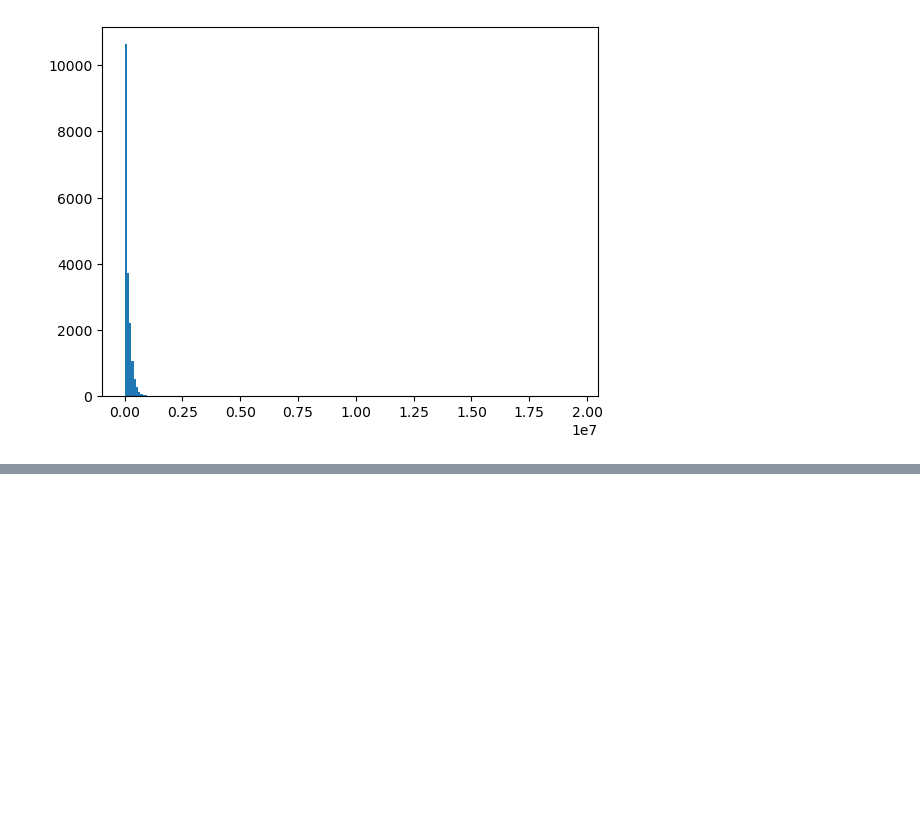
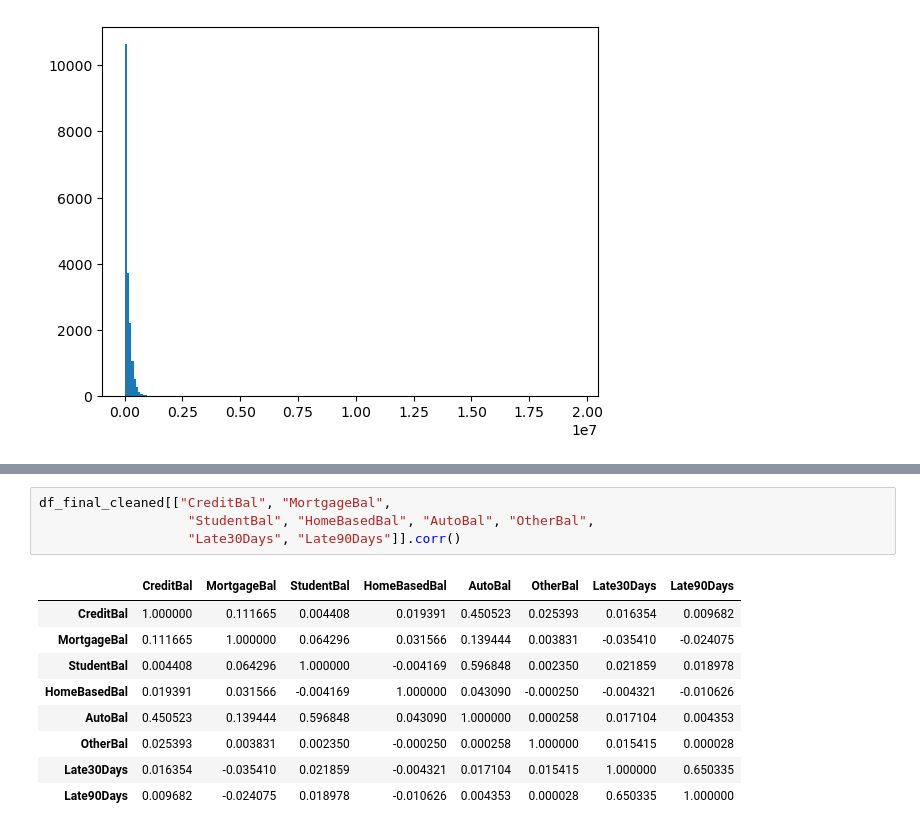
Before and after one commit to yzhao2433/LoanDelinquencyProject, a Jupyter notebook: data_prepartion.ipynb, the cells around one changed output, grey strips where cells are left out. Drawn from its saved outputs; the diff is of its cells as text; blank space fills up the shorter version.

```diff
--- a/data_prepartion.ipynb
+++ b/data_prepartion.ipynb
@@ -384,0 +421,14 @@ See the caveats in the documentation: https://pandas.pydata.org/pandas-docs/stab
+# %%
+df_final_cleaned[["CreditBal", "MortgageBal",
+                   "StudentBal", "HomeBasedBal", "AutoBal", "OtherBal",
+                   "Late30Days", "Late90Days"]].corr()
+# %% [output]
+|  | CreditBal | MortgageBal | StudentBal | HomeBasedBal | AutoBal | OtherBal | Late30Days | Late90Days |
+| CreditBal | 1.000000 | 0.111665 | 0.004408 | 0.019391 | 0.450523 | 0.025393 | 0.016354 | 0.009682 |
+| MortgageBal | 0.111665 | 1.000000 | 0.064296 | 0.031566 | 0.139444 | 0.003831 | -0.035410 | -0.024075 |
+| StudentBal | 0.004408 | 0.064296 | 1.000000 | -0.004169 | 0.596848 | 0.002350 | 0.021859 | 0.018978 |
+| HomeBasedBal | 0.019391 | 0.031566 | -0.004169 | 1.000000 | 0.043090 | -0.000250 | -0.004321 | -0.010626 |
+| AutoBal | 0.450523 | 0.139444 | 0.596848 | 0.043090 | 1.000000 | 0.000258 | 0.017104 | 0.004353 |
+| OtherBal | 0.025393 | 0.003831 | 0.002350 | -0.000250 | 0.000258 | 1.000000 | 0.015415 | 0.000028 |
+| Late30Days | 0.016354 | -0.035410 | 0.021859 | -0.004321 | 0.017104 | 0.015415 | 1.000000 | 0.650335 |
+| Late90Days | 0.009682 | -0.024075 | 0.018978 | -0.010626 | 0.004353 | 0.000028 | 0.650335 | 1.000000 |
```
Also changed, not shown: parts of 9 cells of this notebook, 1 other file.
